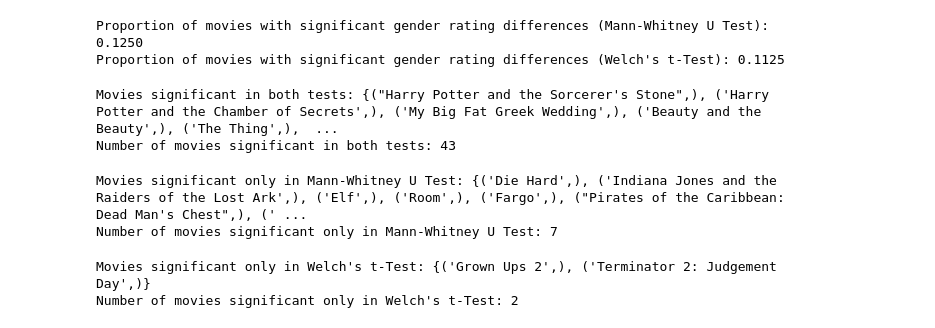
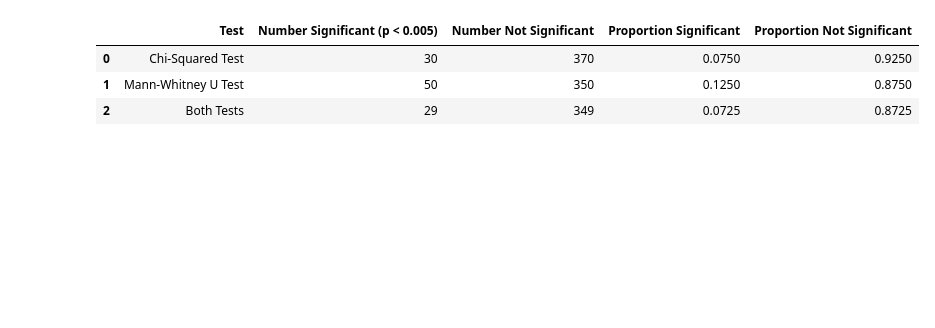
Before and after one commit to paolacalle/movie-ratings-replication, a Jupyter notebook: problem_set/4.ipynb, the cells around one changed output. Saved outputs shown, nothing was run; the diff lists cells and outputs as text; code cells hidden in the pictures; blank space fills up the shorter version.

```diff
--- a/problem_set/4.ipynb
+++ b/problem_set/4.ipynb
@@ -103,35 +196,41 @@ plt.show()
 # %%
-df_pvalues['proportion_mw_significant'] = (df_pvalues['p_value_mann_whitney'] < ALPHA).astype(int)
-df_pvalues['proportion_welch_significant'] = (df_pvalues['p_value_welch_ttest'] < ALPHA).astype(int)
+# proportion of significant movies and effect sizes
+proportion_chi2_significant = (results['chi_p_value'] < ALPHA).mean()
+proportion_mw_significant = (results['mw_p_value'] < ALPHA).mean()
 
-proportion_mw_significant = df_pvalues['proportion_mw_significant'].mean()
-proportion_welch_significant = df_pvalues['proportion_welch_significant'].mean()
 
-print(f"Proportion of movies with significant gender rating differences (Mann-Whitney U Test): {proportion_mw_significant:.4f}")
-print(f"Proportion of movies with significant gender rating differences (Welch's t-Test): {proportion_welch_significant:.4f}")
+# make table
+# test1, test2
+# number significant, number not significant
+
+table_data = {
+    'Test': ['Chi-Squared Test', 'Mann-Whitney U Test', 'Both Tests'],
+    'Number Significant (p < 0.005)': [
+        (results['chi_p_value'] < ALPHA).sum(),
+        (results['mw_p_value'] < ALPHA).sum(),
+        ((results['chi_p_value'] < ALPHA) & (results['mw_p_value'] < ALPHA)).sum()
+    ],
+    'Number Not Significant': [
+        (results['chi_p_value'] >= ALPHA).sum(),
+        (results['mw_p_value'] >= ALPHA).sum(),
+        ((results['chi_p_value'] >= ALPHA) & (results['mw_p_value'] >= ALPHA)).sum()
+    ],
+    'Proportion Significant': [
+        proportion_chi2_significant,
+        proportion_mw_significant,
+        ((results['chi_p_value'] < ALPHA) & (results['mw_p_value'] < ALPHA)).mean()
+    ],
+    'Proportion Not Significant': [
+        1 - proportion_chi2_significant,
+        1 - proportion_mw_significant,
+        ((results['chi_p_value'] >= ALPHA) & (results['mw_p_value'] >= ALPHA)).mean()
+    ]
+}
+
+table_data_df = pd.DataFrame(table_data)
+table_data_df
 # %% [output]
-Proportion of movies with significant gender rating differences (Mann-Whitney U Test): 0.1250
-Proportion of movies with significant gender rating differences (Welch's t-Test): 0.1125
+|  | Test | Number Significant (p < 0.005) | Number Not Significant | Proportion Significant | Proportion Not Significant |
+| 0 | Chi-Squared Test | 30 | 370 | 0.0750 | 0.9250 |
+| 1 | Mann-Whitney U Test | 50 | 350 | 0.1250 | 0.8750 |
+| 2 | Both Tests | 29 | 349 | 0.0725 | 0.8725 |
-# %%
-# what movies are significant according to both tests?
-significant_both = set(significant_mw.keys()).intersection(set(significant_wt.keys()))
-print(f"Movies significant in both tests: {significant_both}")
-print(f"Number of movies significant in both tests: {len(significant_both)}")
-# %% [output]
-Movies significant in both tests: {("Harry Potter and the Sorcerer's Stone",), ('Harry Potter and the Chamber of Secrets',), ('My Big Fat Greek Wedding',), ('Beauty and the Beauty',), ('The Thing',),  ...
-Number of movies significant in both tests: 43
-# %%
-# what movies are significant according to only one test?
-significant_only_mw = set(significant_mw.keys()).difference(set(significant_wt.keys()))
-print(f"Movies significant only in Mann-Whitney U Test: {significant_only_mw}")
-print(f"Number of movies significant only in Mann-Whitney U Test: {len(significant_only_mw)}")
-# %% [output]
-Movies significant only in Mann-Whitney U Test: {('Die Hard',), ('Indiana Jones and the Raiders of the Lost Ark',), ('Elf',), ('Room',), ('Fargo',), ("Pirates of the Caribbean: Dead Man's Chest",), (' ...
-Number of movies significant only in Mann-Whitney U Test: 7
-# %%
-significant_only_wt = set(significant_wt.keys()).difference(set(significant_mw.keys()))
-print(f"Movies significant only in Welch's t-Test: {significant_only_wt}")
-print(f"Number of movies significant only in Welch's t-Test: {len(significant_only_wt)}")
-# %% [output]
-Movies significant only in Welch's t-Test: {('Grown Ups 2',), ('Terminator 2: Judgement Day',)}
-Number of movies significant only in Welch's t-Test: 2
```
Also changed, not shown: parts of 11 cells of this notebook.
